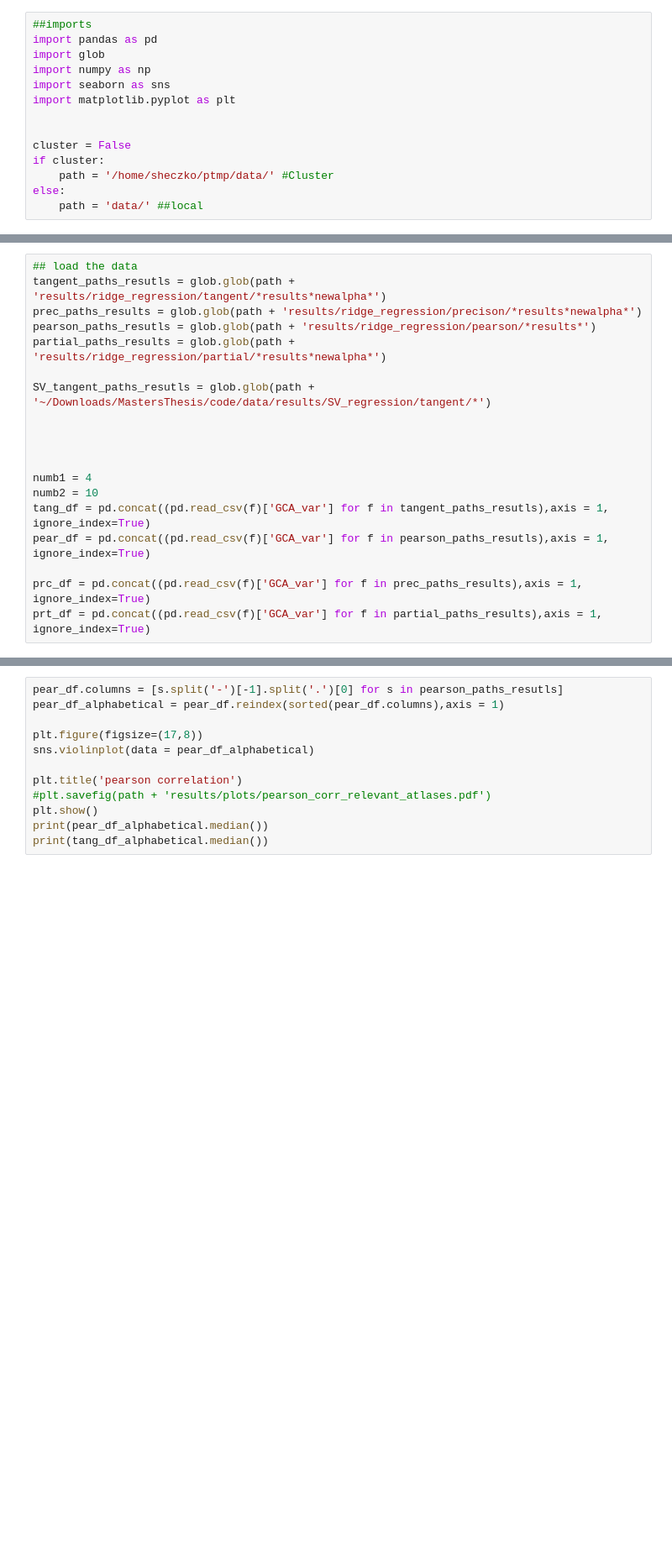
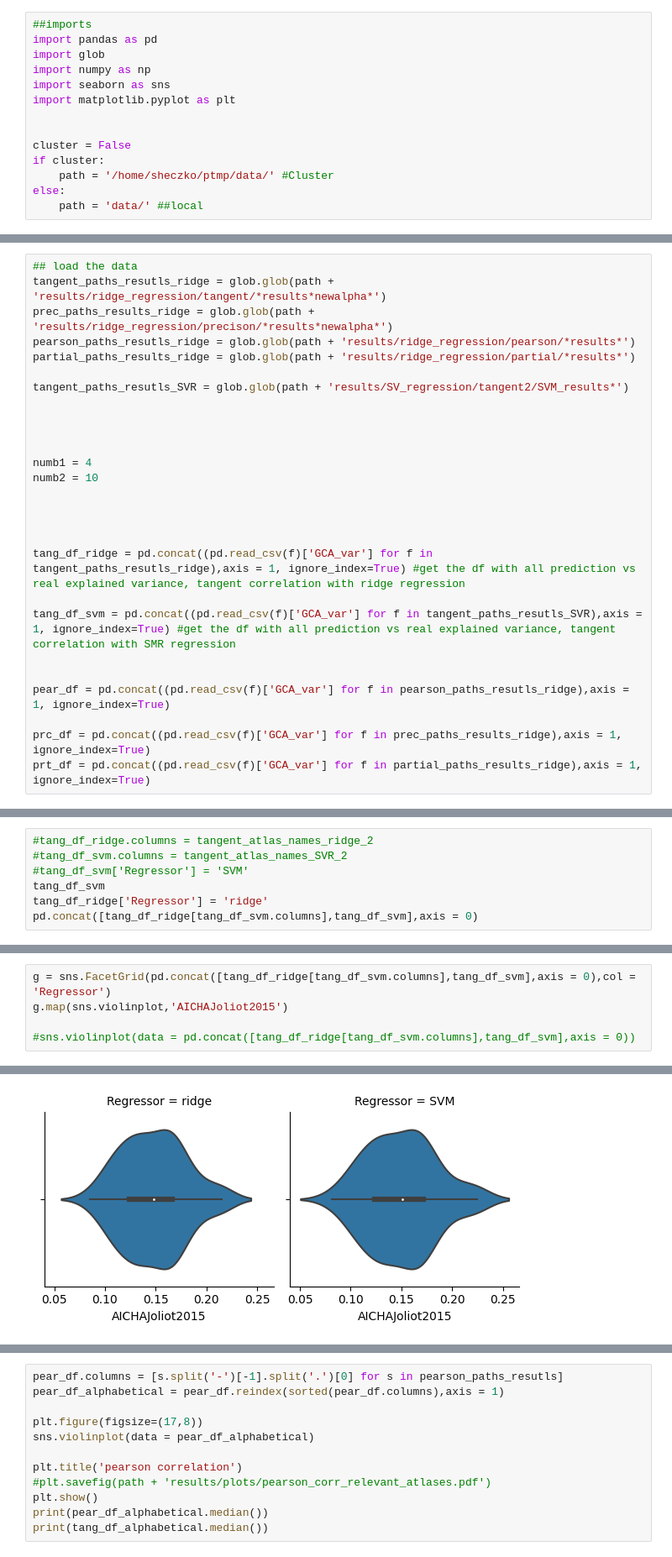
Before and after one commit to samuelheczko/Ridge-Regression-Predictions, a Jupyter notebook: analysis_notebook.ipynb, the cells around one changed output, grey strips where cells are left out. Shown at 84% size. Saved outputs shown, nothing was run; the diff lists cells and outputs as text; blank space fills up the shorter version.

```diff
--- a/analysis_notebook.ipynb
+++ b/analysis_notebook.ipynb
@@ -21,19 +37,27 @@ SV_tangent_paths_resutls
 # %%
 ## load the data
-tangent_paths_resutls = glob.glob(path + 'results/ridge_regression/tangent/*results*newalpha*')
-prec_paths_results = glob.glob(path + 'results/ridge_regression/precison/*results*newalpha*')
-pearson_paths_resutls = glob.glob(path + 'results/ridge_regression/pearson/*results*')
-partial_paths_results = glob.glob(path + 'results/ridge_regression/partial/*results*newalpha*')
+tangent_paths_resutls_ridge = glob.glob(path + 'results/ridge_regression/tangent/*results*newalpha*')
+prec_paths_results_ridge = glob.glob(path + 'results/ridge_regression/precison/*results*newalpha*')
+pearson_paths_resutls_ridge = glob.glob(path + 'results/ridge_regression/pearson/*results*')
+partial_paths_results_ridge = glob.glob(path + 'results/ridge_regression/partial/*results*')
 
-SV_tangent_paths_resutls = glob.glob(path + '~/Downloads/MastersThesis/code/data/results/SV_regression/tangent/*')
+tangent_paths_resutls_SVR = glob.glob(path + 'results/SV_regression/tangent2/SVM_results*')
 
 
 
 
 numb1 = 4
 numb2 = 10
-tang_df = pd.concat((pd.read_csv(f)['GCA_var'] for f in tangent_paths_resutls),axis = 1, ignore_index=True)
-pear_df = pd.concat((pd.read_csv(f)['GCA_var'] for f in pearson_paths_resutls),axis = 1, ignore_index=True)
 
-prc_df = pd.concat((pd.read_csv(f)['GCA_var'] for f in prec_paths_results),axis = 1, ignore_index=True)
-prt_df = pd.concat((pd.read_csv(f)['GCA_var'] for f in partial_paths_results),axis = 1, ignore_index=True)
+
+
+
+tang_df_ridge = pd.concat((pd.read_csv(f)['GCA_var'] for f in tangent_paths_resutls_ridge),axis = 1, ignore_index=True) #get the df with all prediction vs real explained variance, tangent correlation with ridge regression
+
+tang_df_svm = pd.concat((pd.read_csv(f)['GCA_var'] for f in tangent_paths_resutls_SVR),axis = 1, ignore_index=True) #get the df with all prediction vs real explained variance, tangent correlation with SMR regression
+
+
+pear_df = pd.concat((pd.read_csv(f)['GCA_var'] for f in pearson_paths_resutls_ridge),axis = 1, ignore_index=True)
+
+prc_df = pd.concat((pd.read_csv(f)['GCA_var'] for f in prec_paths_results_ridge),axis = 1, ignore_index=True)
+prt_df = pd.concat((pd.read_csv(f)['GCA_var'] for f in partial_paths_results_ridge),axis = 1, ignore_index=True)
@@ -86,0 +123,7 @@ print([s.split('-')[-1].split('.')[0] for s in tangent_paths_resutls])
+# %%
+#tang_df_ridge.columns = tangent_atlas_names_ridge_2
+#tang_df_svm.columns = tangent_atlas_names_SVR_2
+#tang_df_svm['Regressor'] = 'SVM'
+tang_df_svm
+tang_df_ridge['Regressor'] = 'ridge'
+pd.concat([tang_df_ridge[tang_df_svm.columns],tang_df_svm],axis = 0)
@@ -86,0 +149,6 @@ print([s.split('-')[-1].split('.')[0] for s in tangent_paths_resutls])
+# %%
+g = sns.FacetGrid(pd.concat([tang_df_ridge[tang_df_svm.columns],tang_df_svm],axis = 0),col = 'Regressor')
+g.map(sns.violinplot,'AICHAJoliot2015')
+
+#sns.violinplot(data = pd.concat([tang_df_ridge[tang_df_svm.columns],tang_df_svm],axis = 0))
+# %% [output]
@@ -86,0 +156 @@ print([s.split('-')[-1].split('.')[0] for s in tangent_paths_resutls])
+[figure, added]
```
Also changed, not shown: parts of 12 cells of this notebook.
